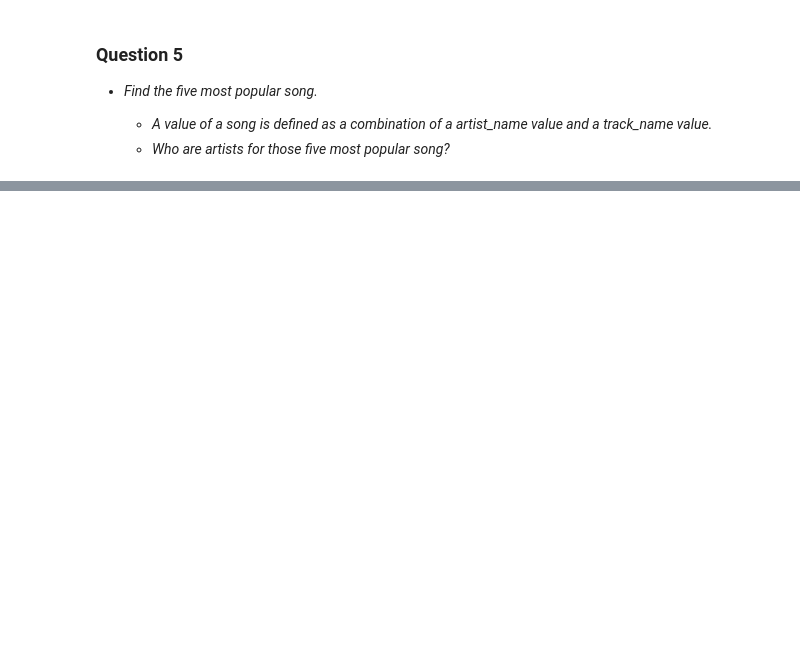
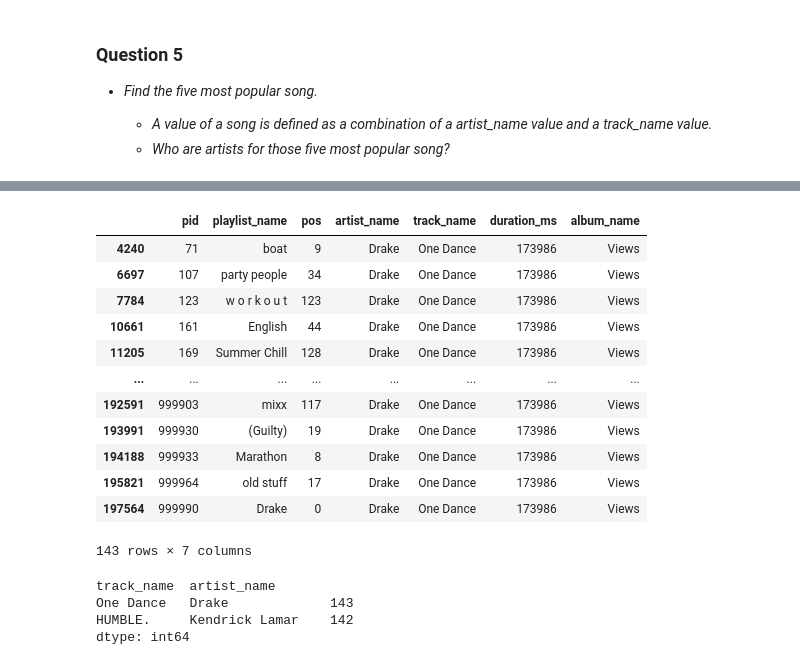
Before and after one commit to brianstoner/Data-Prep-and-Mgmt, a Jupyter notebook: danl_m1_hw4_stoner_brian.ipynb, the cells around one changed output, grey strips where cells are left out. Saved outputs shown, nothing was run; the diff lists cells and outputs as text; code cells hidden in the pictures; blank space fills up the shorter version.

```diff
--- a/danl_m1_hw4_stoner_brian.ipynb
+++ b/danl_m1_hw4_stoner_brian.ipynb
@@ -90,0 +114,30 @@ Name: track_name, dtype: int64
+# %%
+# Filter the observations by artist and song
+df = spotify
+artist = df['artist_name'] == 'Drake'
+song = df['track_name'] == 'One Dance'
+filtereddf = df[ artist & song ]
+filtereddf
+# %% [output]
+|  | pid | playlist_name | pos | artist_name | track_name | duration_ms | album_name |
+| 4240 | 71 | boat | 9 | Drake | One Dance | 173986 | Views |
+| 6697 | 107 | party people | 34 | Drake | One Dance | 173986 | Views |
+| 7784 | 123 | w o r k o u t | 123 | Drake | One Dance | 173986 | Views |
+| 10661 | 161 | English | 44 | Drake | One Dance | 173986 | Views |
+| 11205 | 169 | Summer Chill | 128 | Drake | One Dance | 173986 | Views |
+| ... | ... | ... | ... | ... | ... | ... | ... |
+| 192591 | 999903 | mixx | 117 | Drake | One Dance | 173986 | Views |
+| 193991 | 999930 | (Guilty) | 19 | Drake | One Dance | 173986 | Views |
+| 194188 | 999933 | Marathon | 8 | Drake | One Dance | 173986 | Views |
+| 195821 | 999964 | old stuff | 17 | Drake | One Dance | 173986 | Views |
+| 197564 | 999990 | Drake | 0 | Drake | One Dance | 173986 | Views |
+143 rows × 7 columns
+# %%
+# We can find the second most popular song by checking the observation directly below one dance
+abc = df.value_counts(['track_name', 'artist_name'])
+abc.head(2)
+# %% [output]
+track_name  artist_name
+One Dance   Drake             143
+HUMBLE.     Kendrick Lamar    142
+dtype: int64
```
Also changed, not shown: parts of 11 cells of this notebook.
